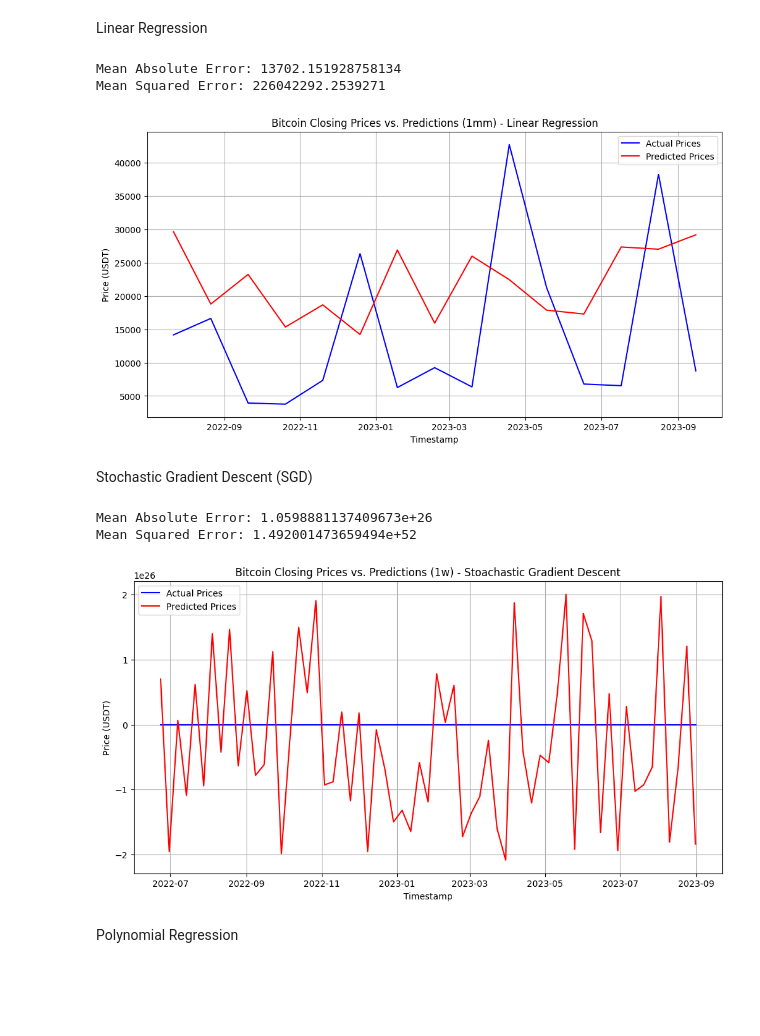
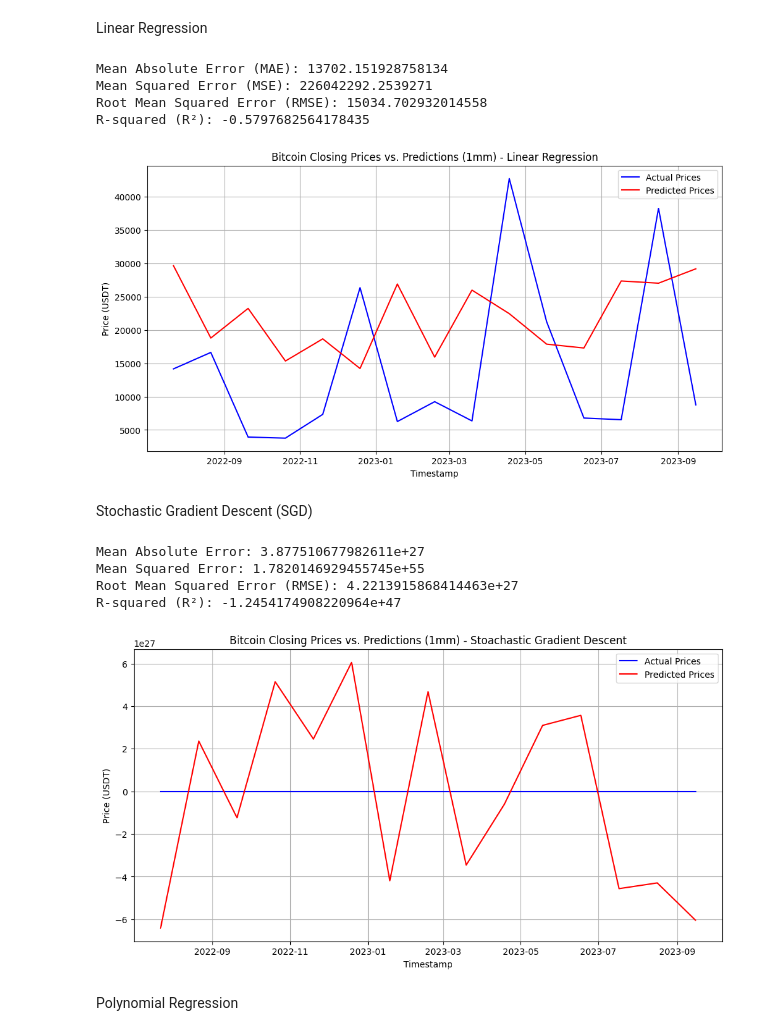
Before and after one commit to deeckn/bitcoin-predictions, a Jupyter notebook: main.ipynb, the cells around one changed output. Saved outputs shown, nothing was run; the diff lists cells and outputs as text; code cells hidden in the pictures; blank space fills up the shorter version.

Commit message:
Add rmse and r_square metrics

```diff
--- a/main.ipynb
+++ b/main.ipynb
@@ -180,7 +180,7 @@ Linear Regression
 import pandas as pd
 from sklearn.linear_model import LinearRegression
 from sklearn.model_selection import train_test_split
-from sklearn.metrics import mean_absolute_error, mean_squared_error
+from sklearn.metrics import mean_absolute_error, mean_squared_error, r2_score
 import matplotlib.pyplot as plt
 
 interval = '1mm'
@@ -202,9 +202,13 @@ y_pred = linear_regressor.predict(X_test)
 
 mae = mean_absolute_error(y_test, y_pred)
 mse = mean_squared_error(y_test, y_pred)
+rmse = mean_squared_error(y_test, y_pred, squared=False)
+r_squared = r2_score(y_test, y_pred)
 
-print(f"Mean Absolute Error: {mae}")
-print(f"Mean Squared Error: {mse}")
+print(f"Mean Absolute Error (MAE): {mae}")
+print(f"Mean Squared Error (MSE): {mse}")
+print(f"Root Mean Squared Error (RMSE): {rmse}")
+print(f"R-squared (R²): {r_squared}")
 
 plt.figure(figsize=(12, 6))
 plt.plot(timestamps[-len(y_test):], y_test, label="Actual Prices", color='blue')
@@ -216,8 +220,10 @@ plt.legend()
 plt.grid(True)
 plt.show()
 # %% [output]
-Mean Absolute Error: 13702.151928758134
-Mean Squared Error: 226042292.2539271
+Mean Absolute Error (MAE): 13702.151928758134
+Mean Squared Error (MSE): 226042292.2539271
+Root Mean Squared Error (RMSE): 15034.702932014558
+R-squared (R²): -0.5797682564178435
 [figure]
 # %% [markdown]
 Stochastic Gradient Descent (SGD)
@@ -225,41 +231,47 @@ Stochastic Gradient Descent (SGD)
 import pandas as pd
 from sklearn.linear_model import SGDRegressor
 from sklearn.model_selection import train_test_split
-from sklearn.metrics import mean_absolute_error, mean_squared_error
+from sklearn.metrics import mean_absolute_error, mean_squared_error, r2_score
 import matplotlib.pyplot as plt
 
-interval = '1w'
+interval = '1mm'
 
 timestamps = pd.to_datetime(btc_price_history[interval]["ct"], unit='ms')
 closing_prices = btc_price_history[interval]["c"]
 
 X = timestamps.values.astype(int).reshape(-1, 1)
 y = closing_prices
 
 X_train, X_test, y_train, y_test = train_test_split(X, y, test_size=0.2, random_state=42)
 
 sgd_regressor = SGDRegressor(max_iter=1000, random_state=42)
 
 sgd_regressor.fit(X_train, y_train)
 
 y_pred = sgd_regressor.predict(X_test)
 
 mae = mean_absolute_error(y_test, y_pred)
 mse = mean_squared_error(y_test, y_pred)
+rmse = mean_squared_error(y_test, y_pred, squared=False)
+r_squared = r2_score(y_test, y_pred)
 
 print(f"Mean Absolute Error: {mae}")
 print(f"Mean Squared Error: {mse}")
+print(f"Root Mean Squared Error (RMSE): {rmse}")
+print(f"R-squared (R²): {r_squared}")
 
 plt.figure(figsize=(12, 6))
 plt.plot(timestamps[-len(y_test):], y_test, label="Actual Prices", color='blue')
 plt.plot(timestamps[-len(y_test):], y_pred, label="Predicted Prices", color='red')
 plt.xlabel("Timestamp")
 plt.ylabel("Price (USDT)")
 plt.title(f"Bitcoin Closing Prices vs. Predictions ({interval}) - Stoachastic Gradient Descent")
 plt.legend()
 plt.grid(True)
 plt.show()
 # %% [output]
-Mean Absolute Error: 1.0598881137409673e+26
-Mean Squared Error: 1.492001473659494e+52
+Mean Absolute Error: 3.877510677982611e+27
+Mean Squared Error: 1.7820146929455745e+55
+Root Mean Squared Error (RMSE): 4.2213915868414463e+27
+R-squared (R²): -1.2454174908220964e+47
-[figure, old version]
+[figure, new version]
```
Also changed, not shown: parts of 2 cells of this notebook.
